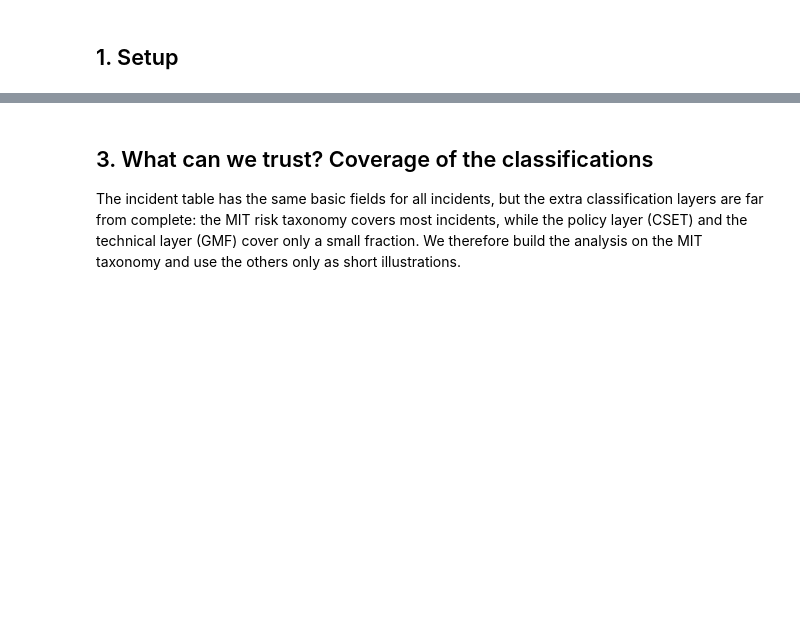
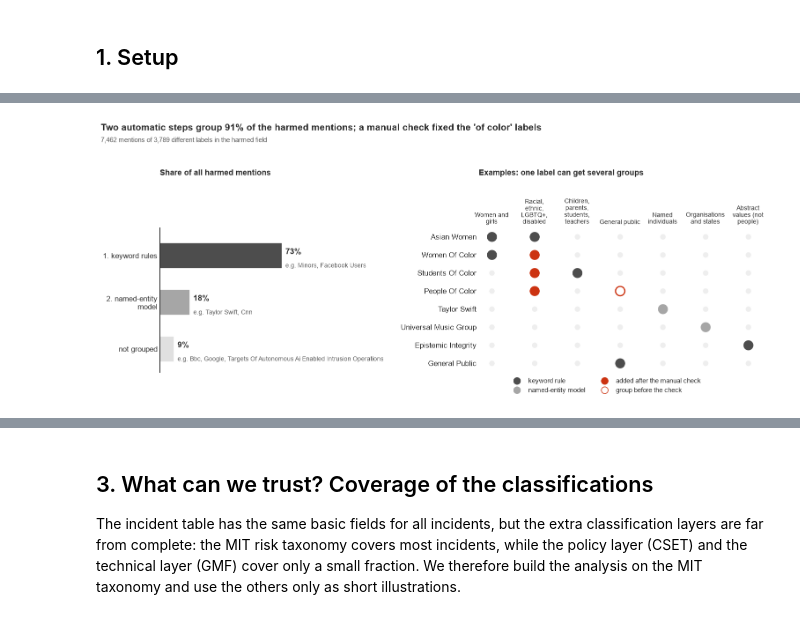
Before and after one commit to nnamyslowska/ai-incidents-analysis, a Jupyter notebook: ai_incidents.ipynb, the cells around one changed output, grey strips where cells are left out. Saved outputs shown, nothing was run; the diff lists cells and outputs as text; code cells hidden in the pictures; blank space fills up the shorter version.

```diff
--- a/ai_incidents.ipynb
+++ b/ai_incidents.ipynb
@@ -807,0 +546,18 @@ display(inc.dom_label.value_counts().to_frame("incidents").T)
+# %%
+import spacy
+
+nlp = spacy.load("en_core_web_sm", disable=["parser", "lemmatizer"])
+
+label_to_groups = dict(zip(lab["label"], lab["groups"]))
+unmatched = lab.loc[~lab.matched, "label"].tolist()
+for label, doc in zip(unmatched, nlp.pipe(unmatched, batch_size=200)):
+    kinds = {e.label_ for e in doc.ents}
+    if "PERSON" in kinds:
+        label_to_groups[label] = ["Named individuals"]
+    elif "ORG" in kinds or (len(doc.ents) == 1 and doc.ents[0].text == label and doc.ents[0].label_ in ["GPE", "LOC"]):
+        label_to_groups[label] = ["Organisations and states"]
+
+lab["groups"] = lab["label"].map(label_to_groups)
+lab["matched"] = lab["groups"].map(len) > 0
+print(f"After spaCy: {lab.matched.mean():.0%} of labels, "
+      f"{lab.loc[lab.matched, 'mentions'].sum() / lab.mentions.sum():.0%} of mentions grouped")
@@ -807,0 +573,63 @@ display(inc.dom_label.value_counts().to_frame("incidents").T)
+# %%
+step = lab["label"].map(lambda l: "keyword rules" if label_groups(l) else
+                        ("named-entity model" if label_to_groups[l] else "not grouped"))
+by_step = (lab.groupby(step)["mentions"].sum() / lab["mentions"].sum() * 100).reindex(
+    ["keyword rules", "named-entity model", "not grouped"])
+step_examples = {"keyword rules": "Minors, Facebook Users",
+                 "named-entity model": "Taylor Swift, Cnn",
+                 "not grouped": ", ".join(lab.loc[~lab.matched, "label"].head(3))}
+
+EXAMPLES = ["Asian Women", "Women Of Color", "Students Of Color", "People Of Color",
+            "Taylor Swift", "Universal Music Group", "Epistemic Integrity", "General Public"]
+BEFORE_FIX = {"People Of Color": "General public"}   # its group before the "of color" rule was added
+cols = ["Women and girls", "Racial, ethnic, LGBTQ+, disabled", "Children, parents, students, teachers",
+        "General public", "Named individuals", "Organisations and states", "Abstract values (not people)"]
+STEP_COLOR = {"keyword rules": CMP_A, "named-entity model": CMP_B, "not grouped": "#E0E0E0"}
+
+fig, ax = plt.subplots(1, 2, figsize=(14, 5.8), gridspec_kw={"width_ratios": [1, 1.3]})
+
+y = np.arange(len(by_step))
+ax[0].barh(y, by_step.values, color=[STEP_COLOR[s] for s in by_step.index], height=0.55)
+for yi, (s, v) in zip(y, by_step.items()):
+    ax[0].text(v + 2, yi - 0.08, f"{v:.0f}%", va="center", fontsize=12, fontweight="bold")
+    ax[0].text(v + 2, yi + 0.22, f"e.g. {step_examples[s]}", va="center", fontsize=9, color="#5A5A5A")
+ax[0].set_yticks(y, ["1. keyword rules", "2. named-entity\n    model", "not grouped"])
+ax[0].set_ylim(len(y) - 0.5, -0.6)
+ax[0].set_xlim(0, 130)
+ax[0].set_xticks([])
+ax[0].tick_params(length=0)
+ax[0].spines["bottom"].set_visible(False)
+ax[0].set_title("Share of all harmed mentions", fontsize=11.5, pad=78)
+
+for yi, label in enumerate(EXAMPLES):
+    s = "keyword rules" if label_groups(label) else "named-entity model"
+    for x, g in enumerate(cols):
+        ax[1].scatter(x, yi, s=50, color="#EEEEEE", zorder=1)
+        if g in label_to_groups[label]:
+            fixed = "of color" in label.lower() and g.startswith("Racial")
+            ax[1].scatter(x, yi, s=190, color=HIGHLIGHT if fixed else STEP_COLOR[s], zorder=2)
+        if BEFORE_FIX.get(label) == g:
+            ax[1].scatter(x, yi, s=190, facecolor="white", edgecolor=HIGHLIGHT, linewidth=1.8, zorder=2)
+ax[1].set_xticks(range(len(cols)), [textwrap.fill(c, 14) for c in cols], fontsize=9)
+ax[1].xaxis.tick_top()
+ax[1].set_yticks(range(len(EXAMPLES)), EXAMPLES)
+ax[1].set_ylim(len(EXAMPLES) - 0.5, -0.5)
+ax[1].tick_params(length=0)
+ax[1].spines[["left", "bottom"]].set_visible(False)
+ax[1].set_title("Examples: one label can get several groups", fontsize=11.5, pad=78)
+
+handles = [plt.Line2D([], [], marker="o", ls="", markersize=10, color=CMP_A, label="keyword rule"),
+           plt.Line2D([], [], marker="o", ls="", markersize=10, color=CMP_B, label="named-entity model"),
+           plt.Line2D([], [], marker="o", ls="", markersize=10, color=HIGHLIGHT, label="added after the manual check"),
+           plt.Line2D([], [], marker="o", ls="", markersize=10, mfc="white", mec=HIGHLIGHT, label="group before the check")]
+ax[1].legend(handles=handles, loc="upper center", bbox_to_anchor=(0.45, 0), ncol=2, fontsize=9.5)
+
+fig.suptitle("Two automatic steps group 91% of the harmed mentions; a manual check fixed the 'of color' labels",
+             x=0.01, ha="left", fontsize=13.5, fontweight="bold", y=1.0)
+fig.text(0.01, 0.935, f"{lab['mentions'].sum():,} mentions of {len(lab):,} different labels in the harmed field",
+         fontsize=9.5, color="#5A5A5A")
+fig.tight_layout(rect=(0, 0, 1, 0.93))
+save(fig, "00g_harmed_grouping_steps")
+plt.show()
+# %% [output]
+[figure, added]
```
Also changed, not shown: parts of 87 cells of this notebook, 1 other file.
